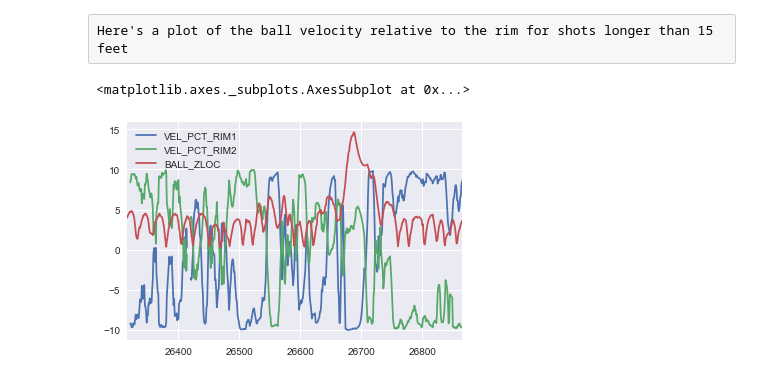
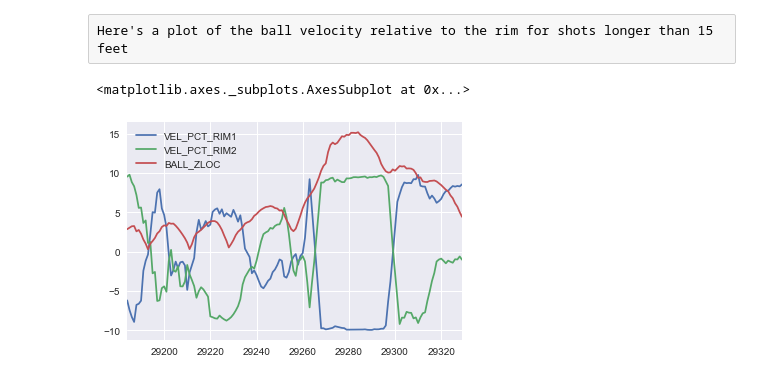
Before and after one commit to JohnLithio/SportVuNBA, a Jupyter notebook: Merge_SVtoPbP.ipynb, the cells around one changed output. Cells and saved outputs as stored; diff of their text form; code cells hidden in the pictures.

Commit message:
Add time of shot

```diff
--- a/Merge_SVtoPbP.ipynb
+++ b/Merge_SVtoPbP.ipynb
@@ -66,6 +66,11 @@ def rowsToCols(gameid, rebs_df):
             dft['SHOOTER_ID'] = eventdf['SHOOTER_ID'].iloc[0]
             dft['SHOT_DISTANCE'] = eventdf['SHOT_DISTANCE'].iloc[0]
             dft['OFFENSIVE_REB'] = eventdf['OFFENSIVE_REB'].iloc[0]
+            event_time = eventdf['PCTIMESTRING'].iloc[0].split(':')
+            dft['EVENT_TIME'] = int(event_time[0]) * 60 + int(event_time[1])
+            shot_time = eventdf['SHOT_TIME'].iloc[0].split(':')
+            dft['SHOT_TIME'] = int(shot_time[0]) * 60 + int(shot_time[1])
+            dft['EVENT_QUARTER'] = eventdf['PERIOD'].iloc[0]
 
             xdiff = dft['BALL_XLOC'].diff()
             ydiff = dft['BALL_YLOC'].diff()
@@ -119,12 +124,15 @@ test.loc[test['EVENT_NUM'] == 9, ['Z_VEL']].plot()
 # %% [raw]
 Here's a plot of the ball velocity relative to the rim for shots longer than 15 feet
 # %%
-events = list(test.loc[test['SHOT_DISTANCE'] > 15, 'EVENT_NUM'].unique())
-test.loc[test['EVENT_NUM'] == events[20], ['VEL_PCT_RIM1',
+events = list(test.loc[test['SHOT_DISTANCE'].between(10, 30), 'EVENT_NUM'].unique())
+test.loc[(test['EVENT_NUM'] == events[30]) &
+         (test['SHOT_TIME'] - 1 < test['GAME_CLOCK']) &
+         (test['SHOT_TIME'] + 5 > test['GAME_CLOCK']),
+                                          ['VEL_PCT_RIM1',
                                            'VEL_PCT_RIM2',
                                            #'BALL_VELRELRIM1',
                                            #'BALL_DIST_RIM1',
                                            'BALL_ZLOC']].plot()
 # %% [output]
 <matplotlib.axes._subplots.AxesSubplot at 0x...>
-[figure, old version]
+[figure, new version]
```
Also changed, not shown: parts of 1 cell of this notebook, 2 other files.
